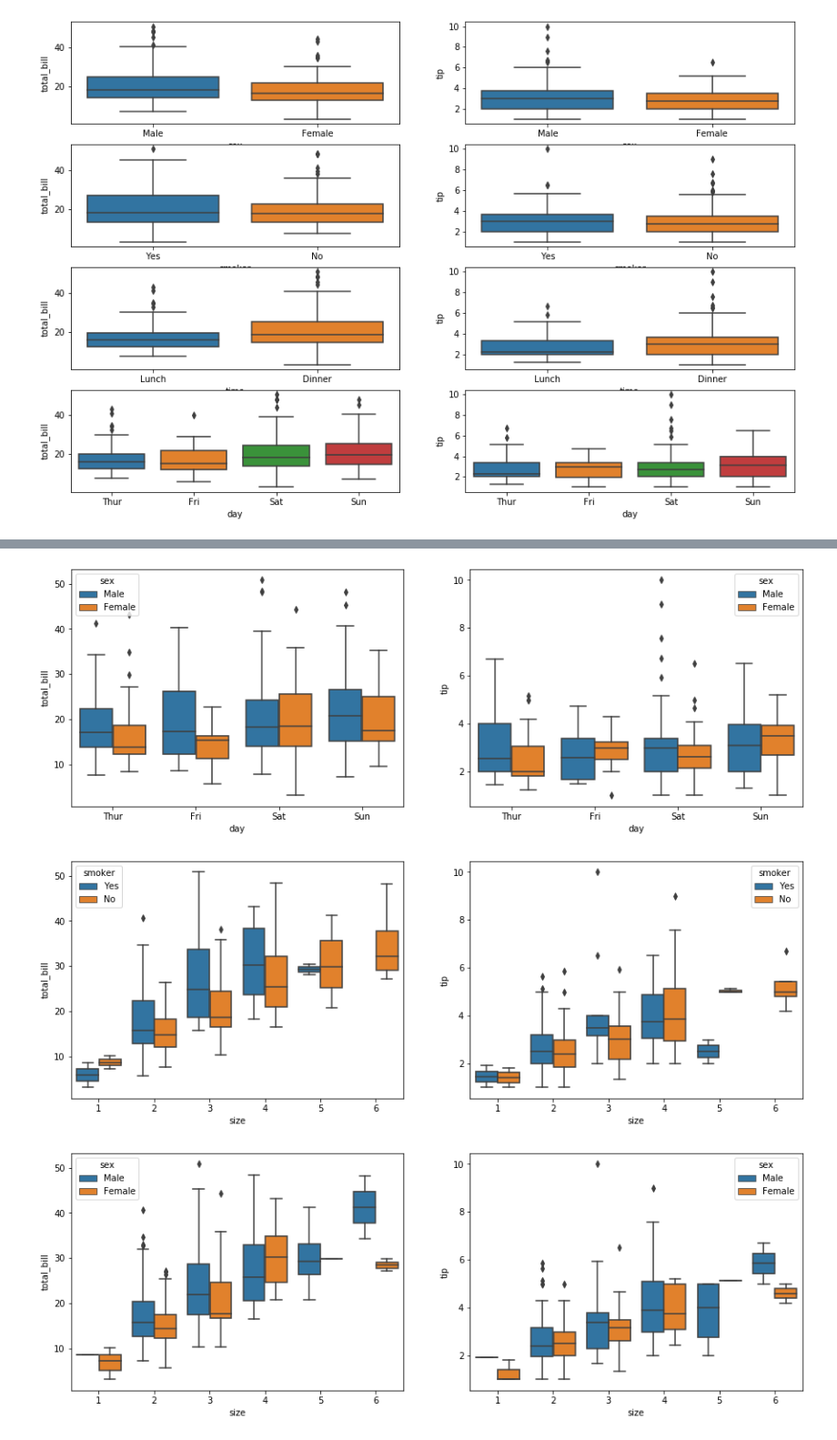
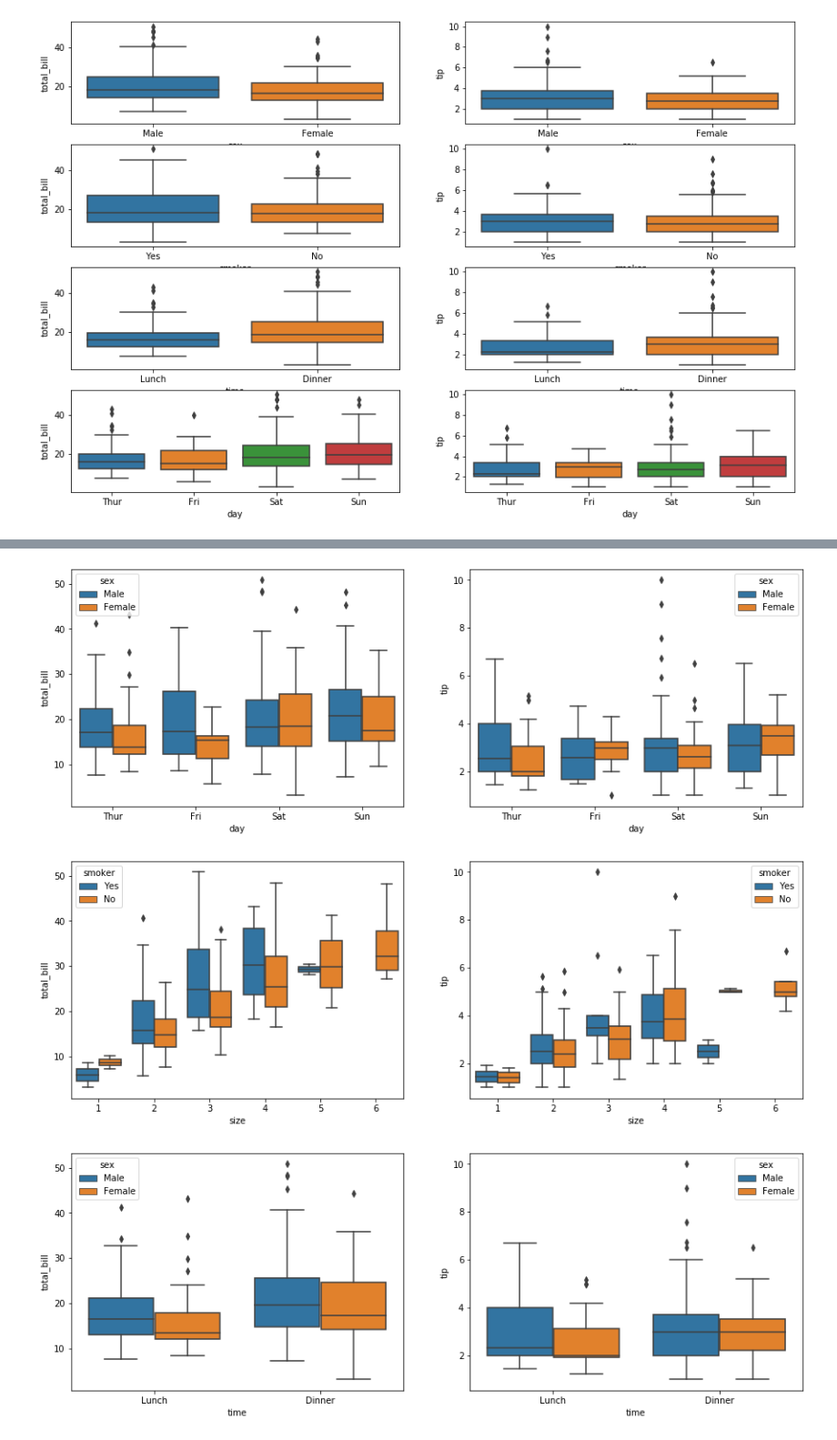
Before and after one commit to Vitalismirnov/-my_fundamentals_of_data_analysis, a Jupyter notebook: Project_VitalijsSmirnovs.ipynb, the cells around one changed output, grey strips where cells are left out. Shown: that part at 91% size. Saved outputs shown, nothing was run; the diff lists cells and outputs as text; code cells hidden in the pictures.

```diff
--- a/Project_VitalijsSmirnovs.ipynb
+++ b/Project_VitalijsSmirnovs.ipynb
@@ -264,25 +271,25 @@ Total bill is higher for weeknds but th median tipp seems very similar by day.
 # %%
 fig= plt.subplots(1, 2, figsize=(15, 5))
 plt.subplot(121)
 sns.boxplot(x = "day", y = "total_bill", hue = "sex", data = df)
 plt.subplot(122)
 sns.boxplot(x = "day", y = "tip", hue = "sex", data = df)
 plt.show()
 
 fig= plt.subplots(1, 2, figsize=(15, 5))
 plt.subplot(121)
 sns.boxplot(x = "size", y = "total_bill", hue = "smoker", data = df)
 plt.subplot(122)
 sns.boxplot(x = "size", y = "tip", hue = "smoker", data = df)
 plt.show()
 
 fig= plt.subplots(1, 2, figsize=(15, 5))
 plt.subplot(121)
-sns.boxplot(x = "size", y = "total_bill", hue = "sex", data = df)
+sns.boxplot(x = "time", y = "total_bill", hue = "sex", data = df)
 plt.subplot(122)
-sns.boxplot(x = "size", y = "tip", hue = "sex", data = df)
+sns.boxplot(x = "time", y = "tip", hue = "sex", data = df)
 plt.show()
 # %% [output]
 [figure]
 [figure]
-[figure, old version]
+[figure, new version]
```
Also changed, not shown: parts of 9 cells of this notebook.
